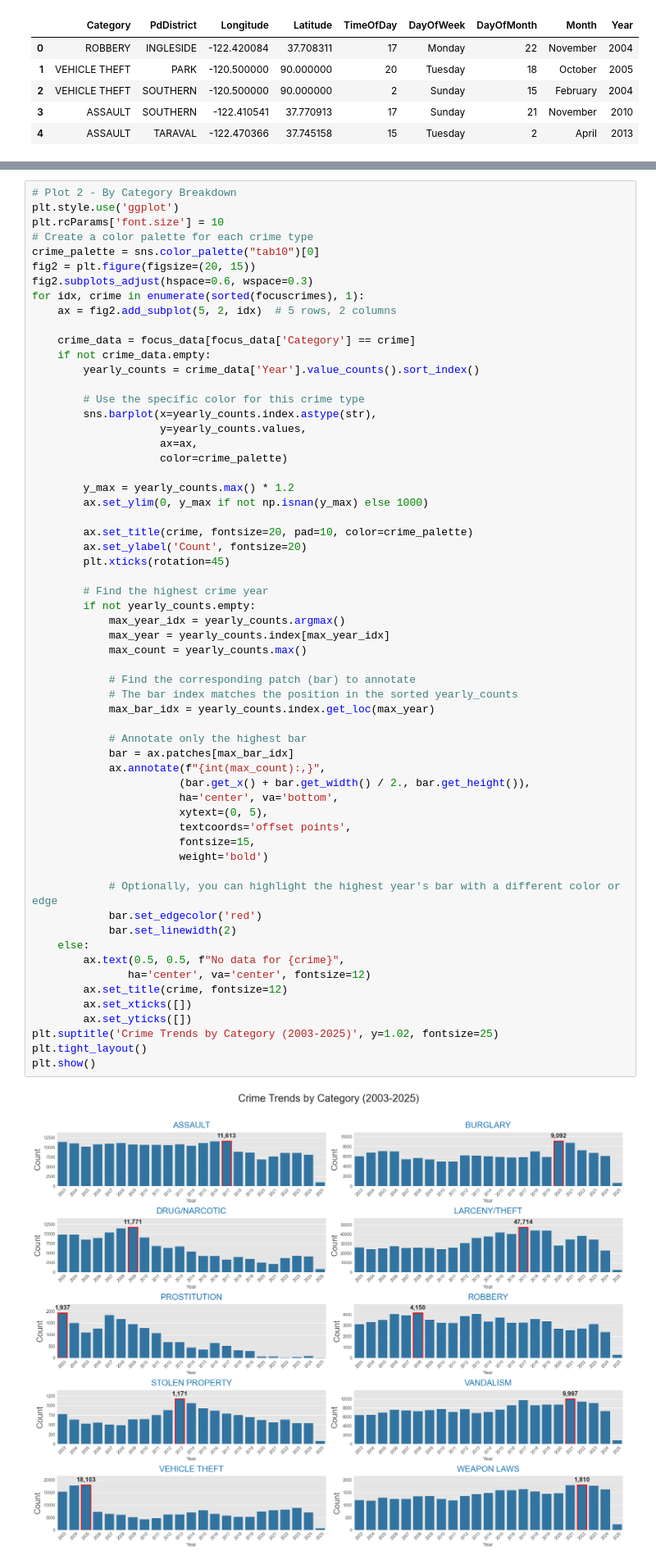
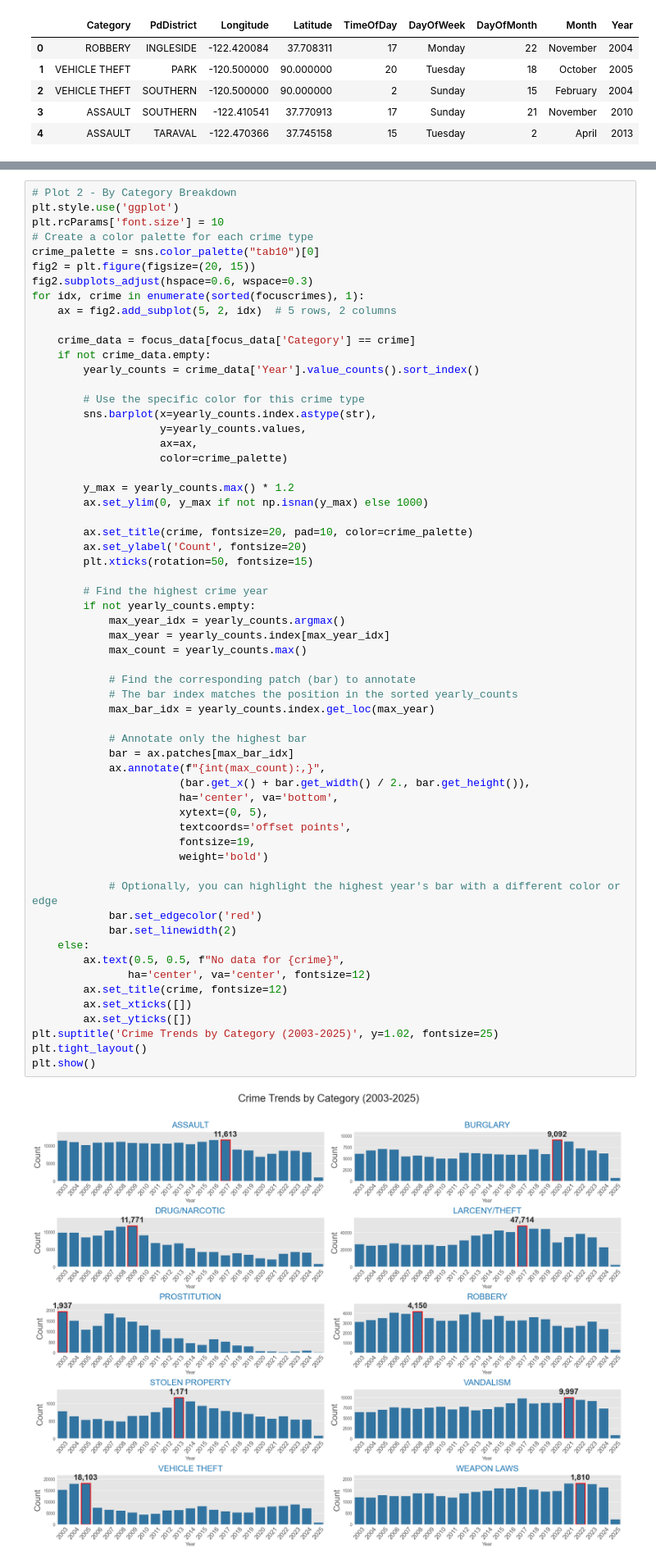
Before and after one commit to SophieWDK/sophiewdk.github.io, a Jupyter notebook: data_analysis/explanation_notebook.ipynb, the cells around one changed output, grey strips where cells are left out. Shown at 82% size. Saved outputs shown, nothing was run; the diff lists cells and outputs as text.

```diff
--- a/data_analysis/explanation_notebook.ipynb
+++ b/data_analysis/explanation_notebook.ipynb
@@ -200,42 +200,42 @@ for idx, crime in enumerate(sorted(focuscrimes), 1):
 
         ax.set_title(crime, fontsize=20, pad=10, color=crime_palette)
         ax.set_ylabel('Count', fontsize=20)
-        plt.xticks(rotation=45)
+        plt.xticks(rotation=50, fontsize=15)
 
         # Find the highest crime year
         if not yearly_counts.empty:
             max_year_idx = yearly_counts.argmax()
             max_year = yearly_counts.index[max_year_idx]
             max_count = yearly_counts.max()
 
             # Find the corresponding patch (bar) to annotate
             # The bar index matches the position in the sorted yearly_counts
             max_bar_idx = yearly_counts.index.get_loc(max_year)
 
             # Annotate only the highest bar
             bar = ax.patches[max_bar_idx]
             ax.annotate(f"{int(max_count):,}",
                        (bar.get_x() + bar.get_width() / 2., bar.get_height()),
                        ha='center', va='bottom',
                        xytext=(0, 5),
                        textcoords='offset points',
-                       fontsize=15,
+                       fontsize=19,
                        weight='bold')
 
             # Optionally, you can highlight the highest year's bar with a different color or edge
             bar.set_edgecolor('red')
             bar.set_linewidth(2)
     else:
         ax.text(0.5, 0.5, f"No data for {crime}",
                ha='center', va='center', fontsize=12)
         ax.set_title(crime, fontsize=12)
         ax.set_xticks([])
         ax.set_yticks([])
 plt.suptitle('Crime Trends by Category (2003-2025)', y=1.02, fontsize=25)
 plt.tight_layout()
 plt.show()
 # %% [output]
-[figure, old version]
+[figure, new version]
 # %%
 import folium
 from folium.plugins import HeatMap
```
Also changed, not shown: 1 other file.
